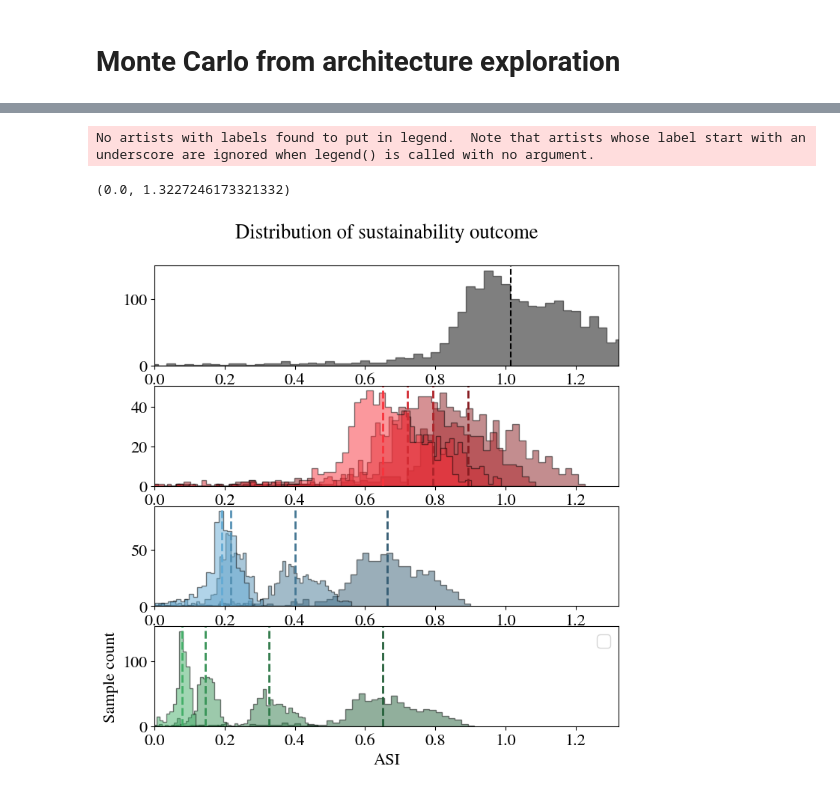
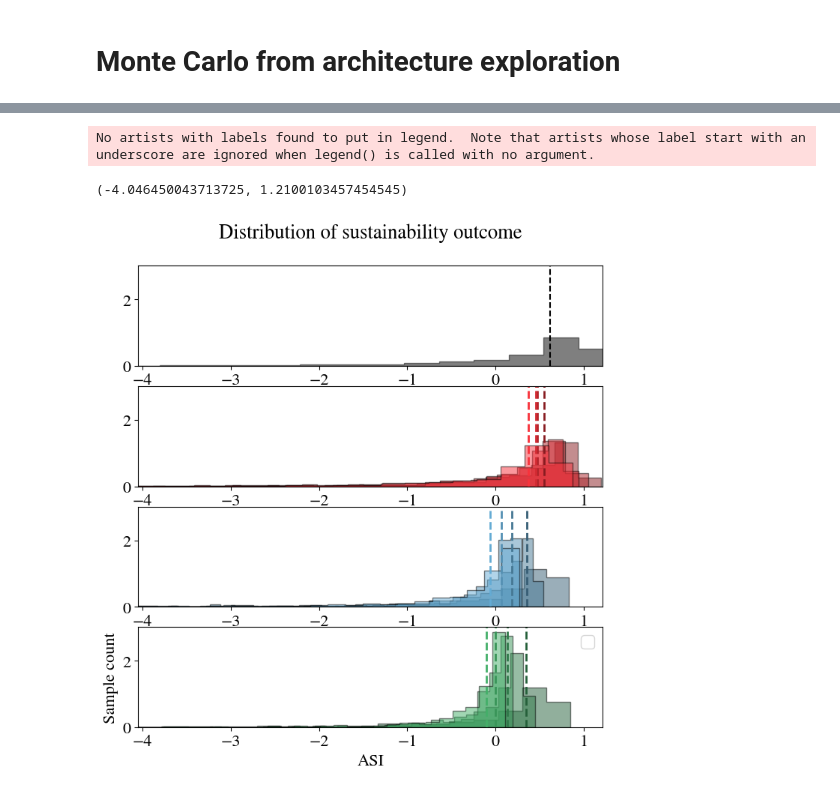
Before and after one commit to PolMaistriaux/IoT_Node_Modeling, a Jupyter notebook: Test_new_applications/Notebook_ASI_Framework.ipynb, the cells around one changed output, grey strips where cells are left out. Cells and saved outputs as stored; diff of their text form; code cells hidden in the pictures.

```diff
--- a/Test_new_applications/Notebook_ASI_Framework.ipynb
+++ b/Test_new_applications/Notebook_ASI_Framework.ipynb
@@ -114,3 +114,9 @@ color_names = ['red', 'blue', 'green', 'orange', 'purple']
 
 importlib.reload(sys.modules['fft_architecture_exploration'])
 from fft_architecture_exploration import *
+# %%
+
+baseline_area    = 0.6 #10
+baseline_energy  = nFFT* 5.7e-9
+baseline_latency = nFFT* 80
+baseline_power   = baseline_energy / baseline_latency
@@ -120,9 +181,9 @@ from fft_architecture_exploration import *
 
 #----------------------------------------------------------------------------------
 
-our_Area           = np.array([0.119    , 0.123    , 0.129    , 0.141    ] )
+our_Area           = np.array([0.119    , 0.123    , 0.129    , 0.141    ] )   + 0.095
 our_NFFT           = np.array([4096     , 4096     , 4096     , 4096     ] )
-our_Latency_pFFT   = np.array([98423    , 49250    , 32883    , 24723    ] )
+our_Latency_pFFT   = np.array([98423    , 49250    , 32883    , 24723    ] )   / 2
 our_Energy_pFFT    = np.array([3388.9   , 1922.4   , 1434.1   , 1197.6    ] ) *1e-9
 
 our_Latency        = our_Latency_pFFT
@@ -398,18 +459,18 @@ ax[1].grid(True, which='both', linestyle='--', alpha=0.7)
 for k in range(3):
     for i in range(arch_Dim):
         for d, j in enumerate(analysis_Mem_type):
-            p = ax[0].plot(alpha_studied,   theor_ncf_res[:,k,i,d,0],   color = listColor[i] , linestyle ='-')
-            p = ax[0].plot(alpha_studied,   theor_ncf_res[:,k,i,d,1],   color = listColor[i] , linestyle ='--')
+            p = ax[0].plot(alpha_studied,   theor_ncf_res[:,k,i,d,0],   color = listColor[i] , linestyle ='--')
+            p = ax[1].plot(alpha_studied,   theor_ncf_res[:,k,i,d,1],   color = listColor[i] , linestyle ='--')
 
 # Add our accelerator
 for i in range(soa_area_ratio.shape[0]):
-    p = ax[1].plot(alpha_studied,   soa_ncf_res[:,i,0],   color = listColor[i] , linestyle ='-')
-    p = ax[1].plot(alpha_studied,   soa_ncf_res[:,i,1],   color = listColor[i] , linestyle ='--')
+    p = ax[0].plot(alpha_studied,   soa_ncf_res[:,i,0],   color = listColor[i] , linestyle ='-.')
+    p = ax[1].plot(alpha_studied,   soa_ncf_res[:,i,1],   color = listColor[i] , linestyle ='-.')
 
 
 for i in range(our_area_ratio.shape[0]):
-    p = ax[1].plot(alpha_studied,   our_ncf_res[:,i,0],   color = listColor[i+6] , linestyle ='-')
-    p = ax[1].plot(alpha_studied,   our_ncf_res[:,i,1],   color = listColor[i+6] , linestyle ='--')
+    p = ax[0].plot(alpha_studied,   our_ncf_res[:,i,0],   color = listColor[i+6] , linestyle ='-')
+    p = ax[1].plot(alpha_studied,   our_ncf_res[:,i,1],   color = listColor[i+6] , linestyle ='-')
 
 ax[0].hlines(y=1,xmin = 0, xmax=1, color= "black")
 ax[1].hlines(y=1,xmin = 0, xmax=1, color= "black")
@@ -419,8 +480,8 @@ ax[1].set_xlim([0,1])
 
 ax[0].set_xlabel("Alpha")
 ax[1].set_xlabel("Alpha")
-ax[0].set_ylabel("NCF")
-ax[1].set_ylabel("NCF")
+ax[0].set_ylabel("NCF @ Fixed Work")
+ax[1].set_ylabel("NCF @ Fixed Time")
 ax[0].legend()
 
 ax[0].set_ylim([0,1.5])
@@ -598,31 +659,31 @@ plt.show()
 # %%
-fig, axes = plt.subplots(4, 1, figsize=(8, 8))
+fig, axes = plt.subplots(4, 1, figsize=(8, 8), sharey=True)
 
 # (a) NCF ratio distribution
 ax = axes
 idx = np.where((mc_arch==0))
 distr = mc_asi_res[idx]
-ax[0].hist(distr, bins=120,color = "black", edgecolor="black" , alpha=0.5,histtype='stepfilled',  fill=True,linewidth = 1) # ec='black',
+ax[0].hist(distr, bins=120,color = "black", edgecolor="black" , alpha=0.5,histtype='stepfilled',  fill=True,linewidth = 1,density=True) # ec='black',
 ax[0].axvline(np.median(distr), color='black', linestyle='--', linewidth=1.5)
 for i in range(3):
     for j in range(1,arch_Dim):
         idx = np.where((mc_strat==i) & (mc_arch==j))
         distr = mc_asi_res[idx]
-        ax[i+1].hist(distr, bins=120,color = color_array[i,j], edgecolor="black" , alpha=0.5,histtype='stepfilled',  fill=True)
+        ax[i+1].hist(distr, bins=120,color = color_array[i,j], edgecolor="black" , alpha=0.5,histtype='stepfilled',  fill=True,density=True)
         ax[i+1].axvline(np.median(distr), color=color_array[i,j], linestyle='--', linewidth=2)
 
 
 ax[0].set_title(f'Distribution of sustainability outcome\n')
 
 ax[3].set_xlabel('ASI')
 ax[3].set_ylabel('Sample count')
 ax[3].legend()
-ax[0].set_xlim(0, np.percentile(mc_asi_res, 99.5))
-ax[1].set_xlim(0, np.percentile(mc_asi_res, 99.5))
-ax[2].set_xlim(0, np.percentile(mc_asi_res, 99.5))
-ax[3].set_xlim(0, np.percentile(mc_asi_res, 99.5))
+ax[0].set_xlim(np.percentile(mc_asi_res, 5), np.percentile(mc_asi_res, 99.5))
+ax[1].set_xlim(np.percentile(mc_asi_res, 5), np.percentile(mc_asi_res, 99.5))
+ax[2].set_xlim(np.percentile(mc_asi_res, 5), np.percentile(mc_asi_res, 99.5))
+ax[3].set_xlim(np.percentile(mc_asi_res, 5), np.percentile(mc_asi_res, 99.5))
 # %% [output]
 No artists with labels found to put in legend.  Note that artists whose label start with an underscore are ignored when legend() is called with no argument.
-(0.0, 1.3227246173321332)
+(-4.046450043713725, 1.2100103457454545)
-[figure, old version]
+[figure, new version]
 # %%
```
Also changed, not shown: parts of 16 cells of this notebook, 1 other file.
